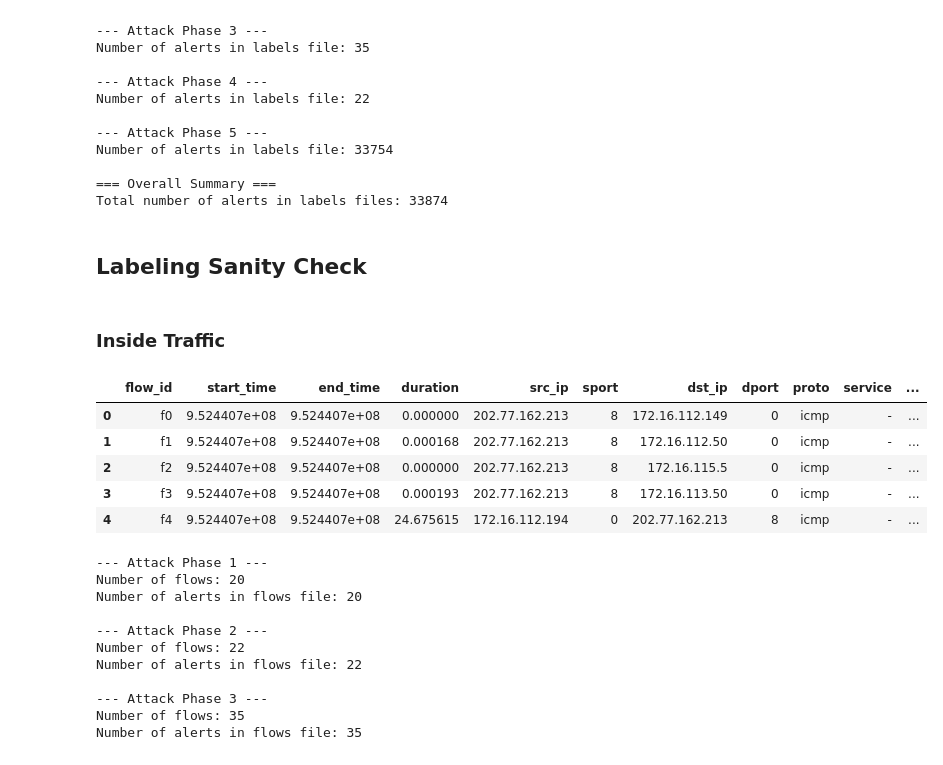
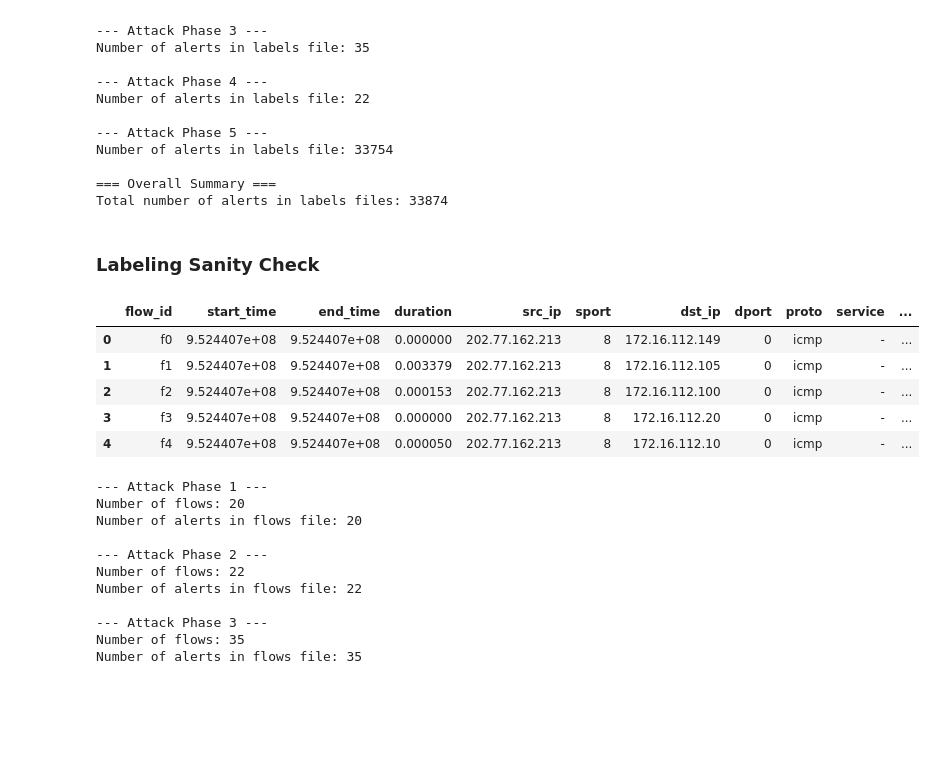
Before and after one commit to sofiaburkow/DeepChronos, a Jupyter notebook: notebooks/darpa_2000.ipynb, the cells around one changed output. Cells and saved outputs as stored; diff of their text form; code cells hidden in the pictures; blank space fills up the shorter version.

```diff
--- a/notebooks/darpa_2000.ipynb
+++ b/notebooks/darpa_2000.ipynb
@@ -473,7 +501,7 @@ Number of alerts in labels file: 33754
 === Overall Summary ===
 Total number of alerts in labels files: 33874
 # %% [markdown]
-## Labeling Sanity Check
+### Labeling Sanity Check
 # %%
 def labeling_sanity_check(flows_file_dir, labeled_flows_df):
 
@@ -498,18 +526,17 @@ def labeling_sanity_check(flows_file_dir, labeled_flows_df):
     print(f"=== Overall Summary ===")
     print(f"Total number of flows: {total_num_flows}")
     print(f"Total number of alerts in processed flows file: {total_num_alerts}")
-# %% [markdown]
-### Inside Traffic
 # %%
-inside_labeled_flows_df = pd.read_csv(INSIDE_LABELED_FLOWS_FILE)
+labeled_flows_file_name = f"{INSIDE_DIR}/inside_labeled_flows_notebook.csv"
+inside_labeled_flows_df = pd.read_csv(labeled_flows_file_name)
 inside_labeled_flows_df.head()
 # %% [output]
 |  | flow_id | start_time | end_time | duration | src_ip | sport | dst_ip | dport | proto | service | ... |
 | 0 | f0 | 9.524407e+08 | 9.524407e+08 | 0.000000 | 202.77.162.213 | 8 | 172.16.112.149 | 0 | icmp | - | ... |
-| 1 | f1 | 9.524407e+08 | 9.524407e+08 | 0.000168 | 202.77.162.213 | 8 | 172.16.112.50 | 0 | icmp | - | ... |
-| 2 | f2 | 9.524407e+08 | 9.524407e+08 | 0.000000 | 202.77.162.213 | 8 | 172.16.115.5 | 0 | icmp | - | ... |
-| 3 | f3 | 9.524407e+08 | 9.524407e+08 | 0.000193 | 202.77.162.213 | 8 | 172.16.113.50 | 0 | icmp | - | ... |
-| 4 | f4 | 9.524407e+08 | 9.524407e+08 | 24.675615 | 172.16.112.194 | 0 | 202.77.162.213 | 8 | icmp | - | ... |
+| 1 | f1 | 9.524407e+08 | 9.524407e+08 | 0.003379 | 202.77.162.213 | 8 | 172.16.112.105 | 0 | icmp | - | ... |
+| 2 | f2 | 9.524407e+08 | 9.524407e+08 | 0.000153 | 202.77.162.213 | 8 | 172.16.112.100 | 0 | icmp | - | ... |
+| 3 | f3 | 9.524407e+08 | 9.524407e+08 | 0.000000 | 202.77.162.213 | 8 | 172.16.112.20 | 0 | icmp | - | ... |
+| 4 | f4 | 9.524407e+08 | 9.524407e+08 | 0.000050 | 202.77.162.213 | 8 | 172.16.112.10 | 0 | icmp | - | ... |
 # %%
 labeling_sanity_check(INSIDE_FLOWS_FILE_DIR, inside_labeled_flows_df)
 # %% [output]
```
Also changed, not shown: parts of 17 cells of this notebook, 4 other files.
